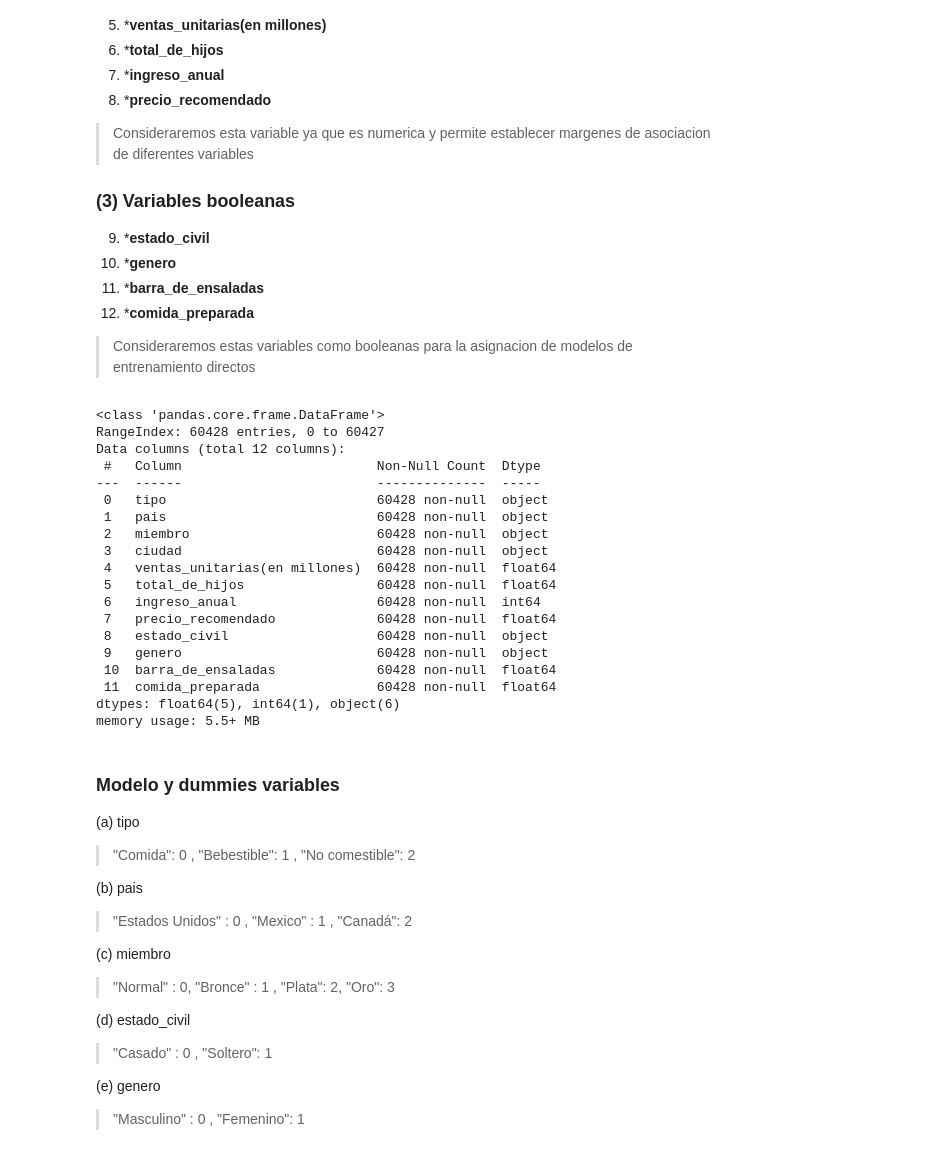
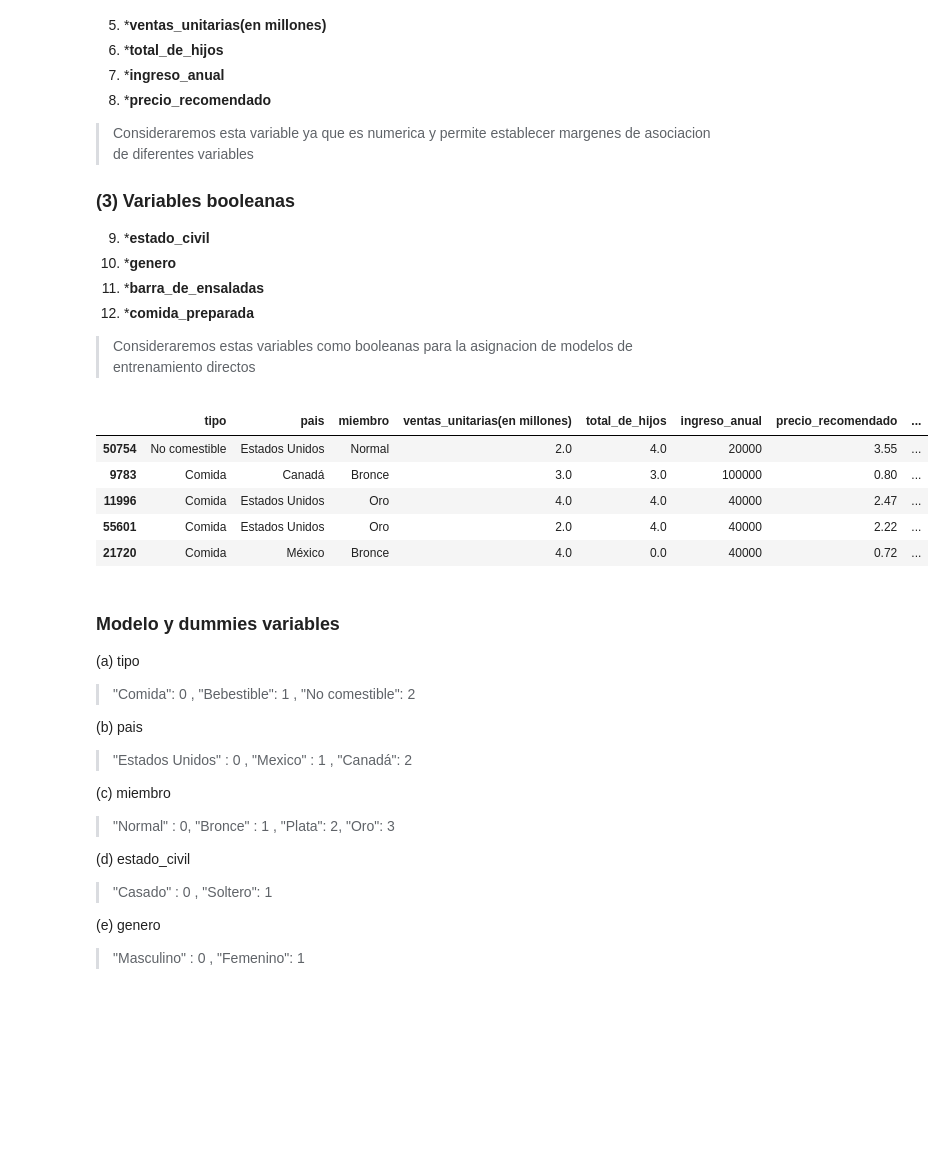
Before and after one commit to Bigote93/EscenciaDelCliente, a Jupyter notebook: EscenciaDelCliente.ipynb, the cells around one changed output. Saved outputs shown, nothing was run; the diff lists cells and outputs as text; code cells hidden in the pictures; blank space fills up the shorter version.

```diff
--- a/EscenciaDelCliente.ipynb
+++ b/EscenciaDelCliente.ipynb
@@ -1012,33 +1012,20 @@ plt.show()
 # %%
 ##Dataframe a utilizar: df_modelos
 
 df_modelos = df_trabajar[[
-    'tipo','pais','miembro','ciudad',
+    'tipo','pais','miembro',
     'ventas_unitarias(en millones)','total_de_hijos','ingreso_anual','precio_recomendado',
     'estado_civil','genero','barra_de_ensaladas','comida_preparada',
 ]]
 
-df_modelos.info()
+df_modelos.sample(5)
 # %% [output]
-<class 'pandas.core.frame.DataFrame'>
-RangeIndex: 60428 entries, 0 to 60427
-Data columns (total 12 columns):
- #   Column                         Non-Null Count  Dtype
----  ------                         --------------  -----
- 0   tipo                           60428 non-null  object
- 1   pais                           60428 non-null  object
- 2   miembro                        60428 non-null  object
- 3   ciudad                         60428 non-null  object
- 4   ventas_unitarias(en millones)  60428 non-null  float64
- 5   total_de_hijos                 60428 non-null  float64
- 6   ingreso_anual                  60428 non-null  int64
- 7   precio_recomendado             60428 non-null  float64
- 8   estado_civil                   60428 non-null  object
- 9   genero                         60428 non-null  object
- 10  barra_de_ensaladas             60428 non-null  float64
- 11  comida_preparada               60428 non-null  float64
-dtypes: float64(5), int64(1), object(6)
-memory usage: 5.5+ MB
+|  | tipo | pais | miembro | ventas_unitarias(en millones) | total_de_hijos | ingreso_anual | precio_recomendado | ... |
+| 50754 | No comestible | Estados Unidos | Normal | 2.0 | 4.0 | 20000 | 3.55 | ... |
+| 9783 | Comida | Canadá | Bronce | 3.0 | 3.0 | 100000 | 0.80 | ... |
+| 11996 | Comida | Estados Unidos | Oro | 4.0 | 4.0 | 40000 | 2.47 | ... |
+| 55601 | Comida | Estados Unidos | Oro | 2.0 | 4.0 | 40000 | 2.22 | ... |
+| 21720 | Comida | México | Bronce | 4.0 | 0.0 | 40000 | 0.72 | ... |
 # %% [markdown]
 ### Modelo y dummies variables
 
```
Also changed, not shown: parts of 14 cells of this notebook.
